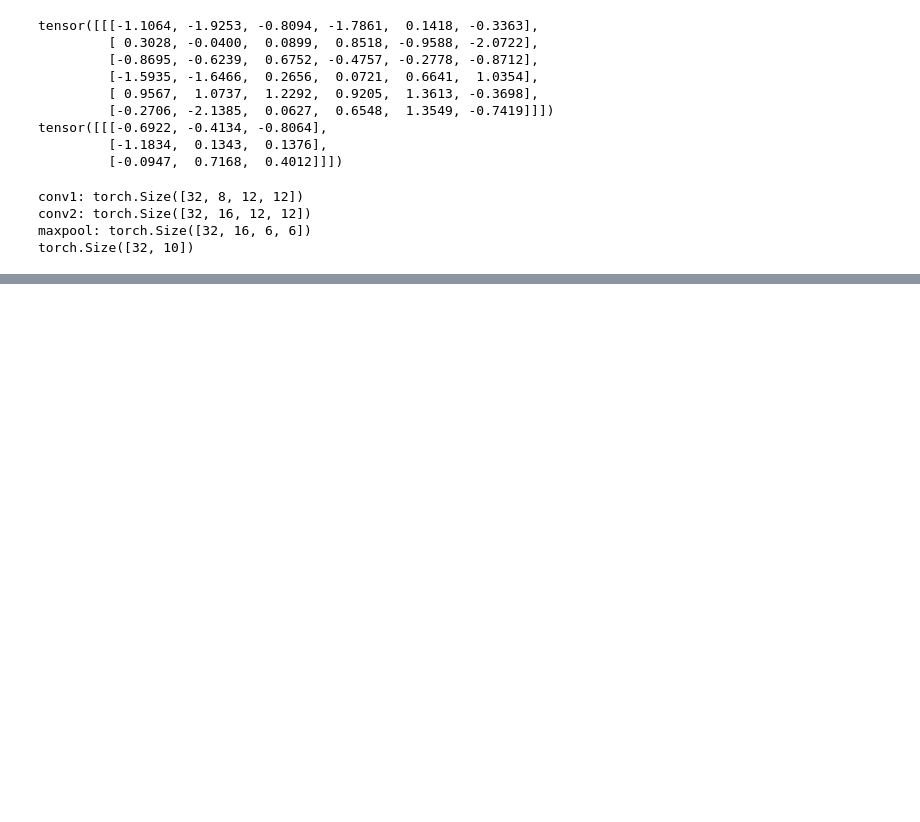
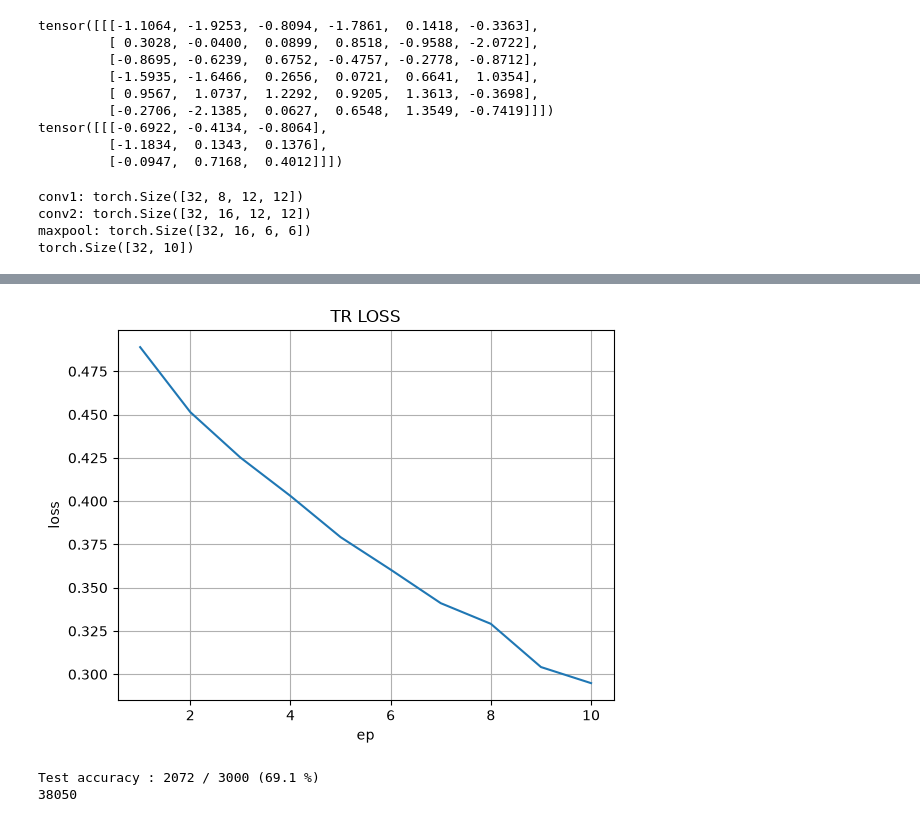
Before and after one commit to TemplariParu/PyTorch, a Jupyter notebook: 05.CNN/01.CNN.ipynb, the cells around one changed output, grey strips where cells are left out. Saved outputs shown, nothing was run; the diff lists cells and outputs as text; code cells hidden in the pictures; blank space fills up the shorter version.

```diff
--- a/05.CNN/01.CNN.ipynb
+++ b/05.CNN/01.CNN.ipynb
@@ -144,0 +200,17 @@ torch.Size([32, 10])
+# %%
+BATCH_SIZE = 32
+LR = 1e-3
+EPOCH = 10
+criterion = nn.CrossEntropyLoss()
+new_model_train = True
+
+model_type = 'CNN'
+dataset = 'CIFAR10'
+
+save_dir = 'results'
+os.makedirs(save_dir, exist_ok=True)
+
+save_model_path = f'{save_dir}/{model_type}_{dataset}.pt'
+# %%
+train_DL = DataLoader(train_DS, batch_size= BATCH_SIZE, shuffle=True)
+test_DL = DataLoader(test_DS, batch_size= BATCH_SIZE, shuffle=True)
@@ -144,0 +239,8 @@ torch.Size([32, 10])
+# %%
+model = globals()[model_type]().to(device)
+print(model)
+# model_type 은 하이퍼 파라미터 셀에서 model_type = 'MLP' 로 정의했기 때문에 변경희망시
+# model_type = 'MLP_shallow' 로 변경하여 다시 셀 2 개를 실행하면 됨
+
+x_batch, _ = next(iter(train_DL))
+print(x_batch.shape)
@@ -144,0 +255,15 @@ torch.Size([32, 10])
+# %%
+# if new_model_train == True:
+if new_model_train:
+  optimizer = optim.Adam(model.parameters(), lr=LR)
+  loss_history = Train(model, train_DL, criterion, optimizer, EPOCH)
+
+  torch.save(model, save_model_path)
+
+  plt.figure()
+  plt.plot(range(1, EPOCH+1), loss_history)
+  plt.xlabel('ep')
+  plt.ylabel('loss')
+  plt.title('TR LOSS')
+  plt.grid()
+# %% [output]
@@ -144,0 +290 @@ torch.Size([32, 10])
+[figure, added]
@@ -144,0 +293,6 @@ torch.Size([32, 10])
+# %%
+Test(load_model, test_DL)
+print(count_params(load_model))
+# %% [output]
+Test accuracy : 2072 / 3000 (69.1 %)
+38050
```
Also changed, not shown: parts of 11 cells of this notebook, 2 other files.
